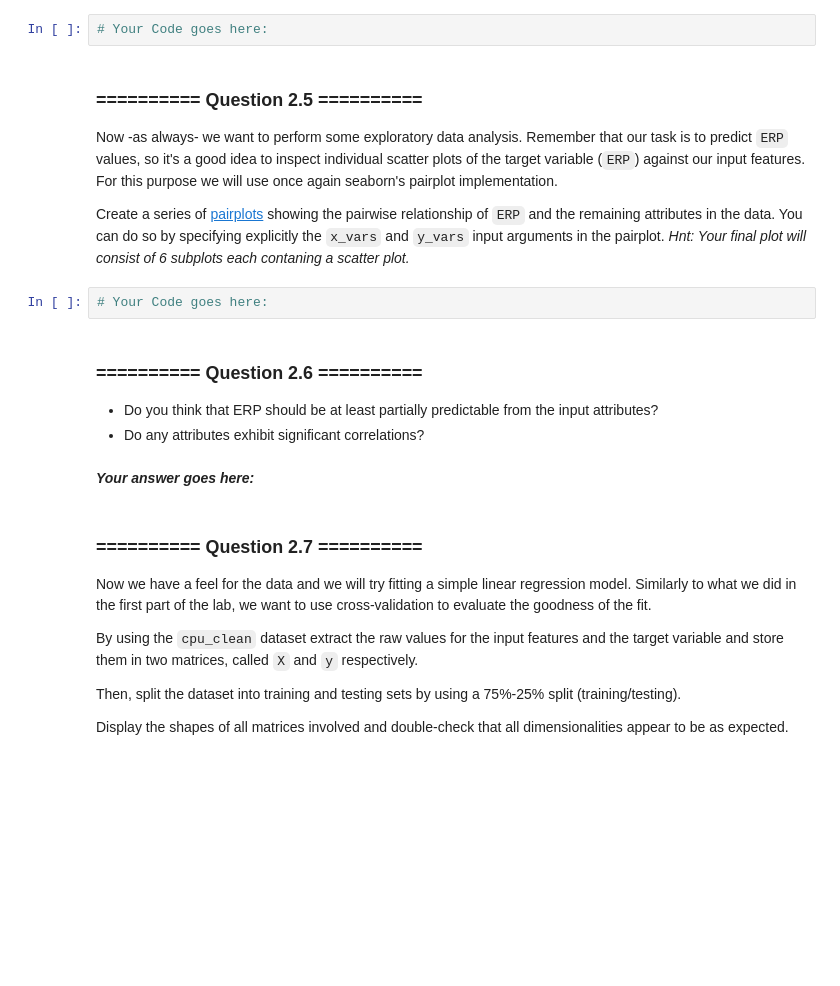
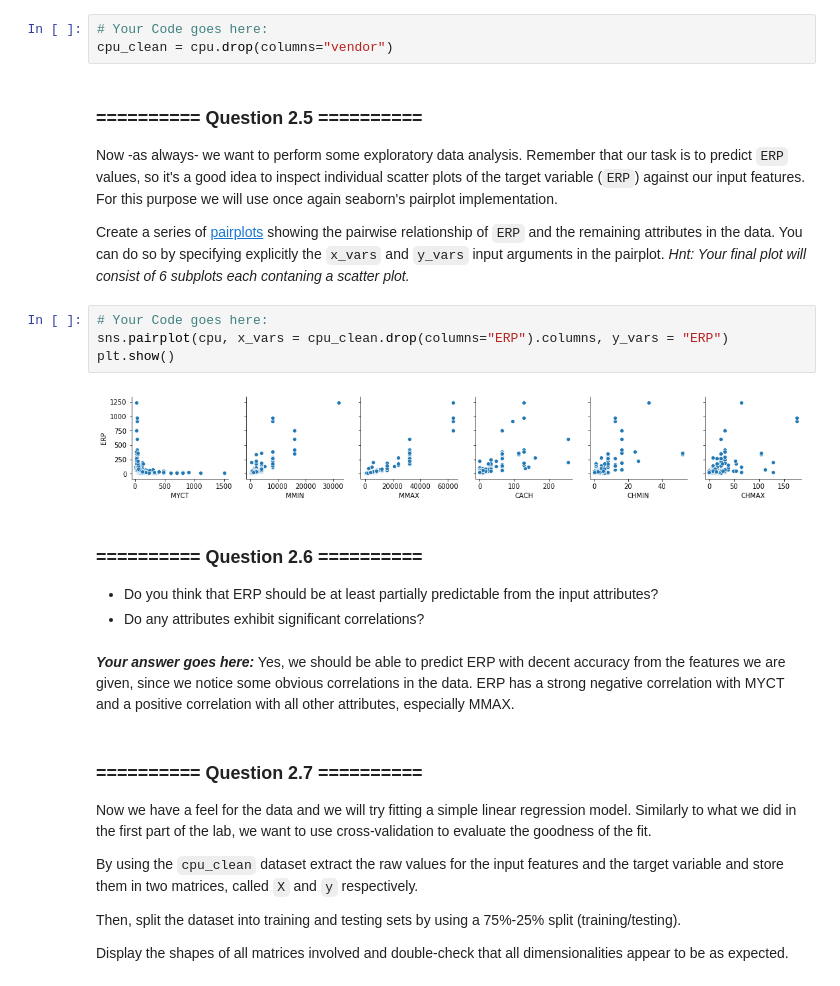
Before and after one commit to larswe/introductory-applied-machine-learning, a Jupyter notebook: Labs/02 - Decision Trees and Linear Regression.ipynb, the cells around one changed output. Saved outputs shown, nothing was run; the diff lists cells and outputs as text; blank space fills up the shorter version.

```diff
--- a/Labs/02 - Decision Trees and Linear Regression.ipynb
+++ b/Labs/02 - Decision Trees and Linear Regression.ipynb
@@ -475,19 +505,25 @@ Display the first 10 data points of the dataset
 You might have noticed that the `vendor` attribute is categorical. This will give problems when using a linear regression model. For now we can simply remove this attribute. Create a new DataFrame called `cpu_clean` by copying `cpu` but omit the `vendor` attribute. Display the number of samples and attributes in the clean dataset as a sanity check.
 # %%
 # Your Code goes here:
+cpu_clean = cpu.drop(columns="vendor")
 # %% [markdown]
 ### ========== Question 2.5 ==========
 Now -as always- we want to perform some exploratory data analysis. Remember that our task is to predict `ERP` values, so it's a good idea to inspect individual scatter plots of the target variable (`ERP`) against our input features. For this purpose we will use once again seaborn's pairplot implementation.
 
 Create a series of [pairplots](https://seaborn.github.io/generated/seaborn.pairplot.html?highlight=pairplot#seaborn.pairplot) showing the pairwise relationship of `ERP` and the remaining attributes in the data. You can do so by specifying explicitly the `x_vars` and `y_vars` input arguments in the pairplot. *Hnt: Your final plot will consist of 6 subplots each contaning a scatter plot.*
-# %%
-# Your Code goes here:
+# %%
+# Your Code goes here:
+sns.pairplot(cpu, x_vars = cpu_clean.drop(columns="ERP").columns, y_vars = "ERP")
+plt.show()
+# %% [output]
+[figure, added]
 # %% [markdown]
 ### ========== Question 2.6 ==========
 * Do you think that ERP should be at least partially predictable from the input attributes?
 * Do any attributes exhibit significant correlations?
-# %% [markdown]
-***Your answer goes here:***
+# %% [markdown]
+***Your answer goes here:***
+Yes, we should be able to predict ERP with decent accuracy from the features we are given, since we notice some obvious correlations in the data. ERP has a strong negative correlation with MYCT and a positive correlation with all other attributes, especially MMAX.
 # %% [markdown]
 ### ========== Question 2.7 ==========
 Now we have a feel for the data and we will try fitting a simple linear regression model. Similarly to what we did in the first part of the lab, we want to use cross-validation to evaluate the goodness of the fit.
```
Also changed, not shown: parts of 21 cells of this notebook.
